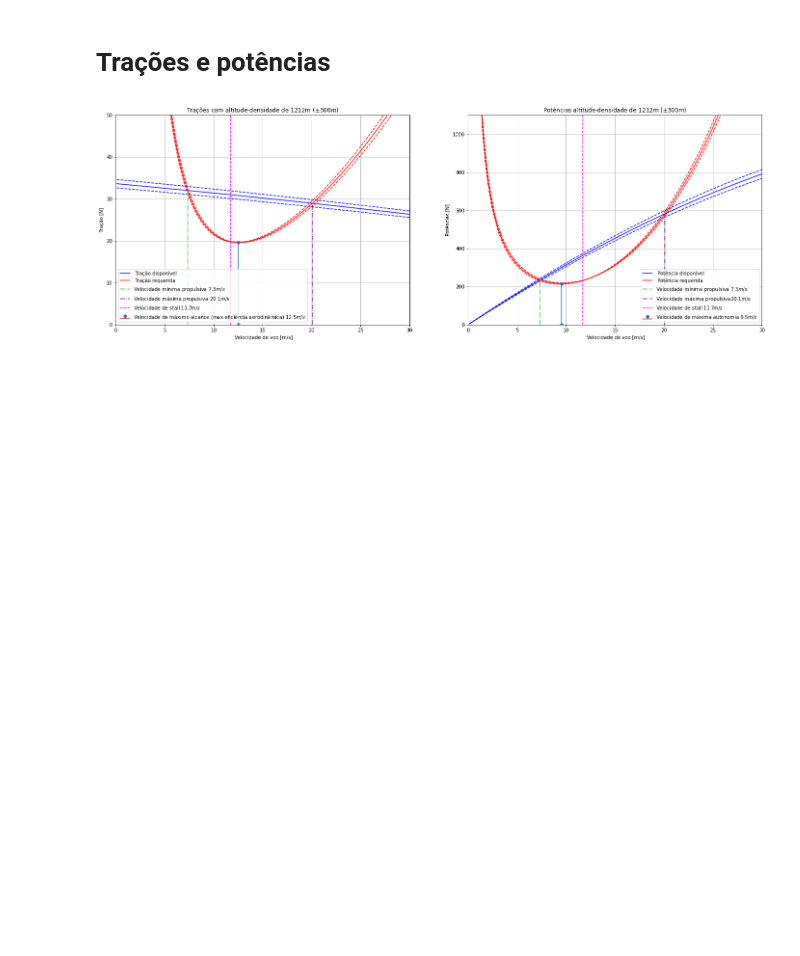
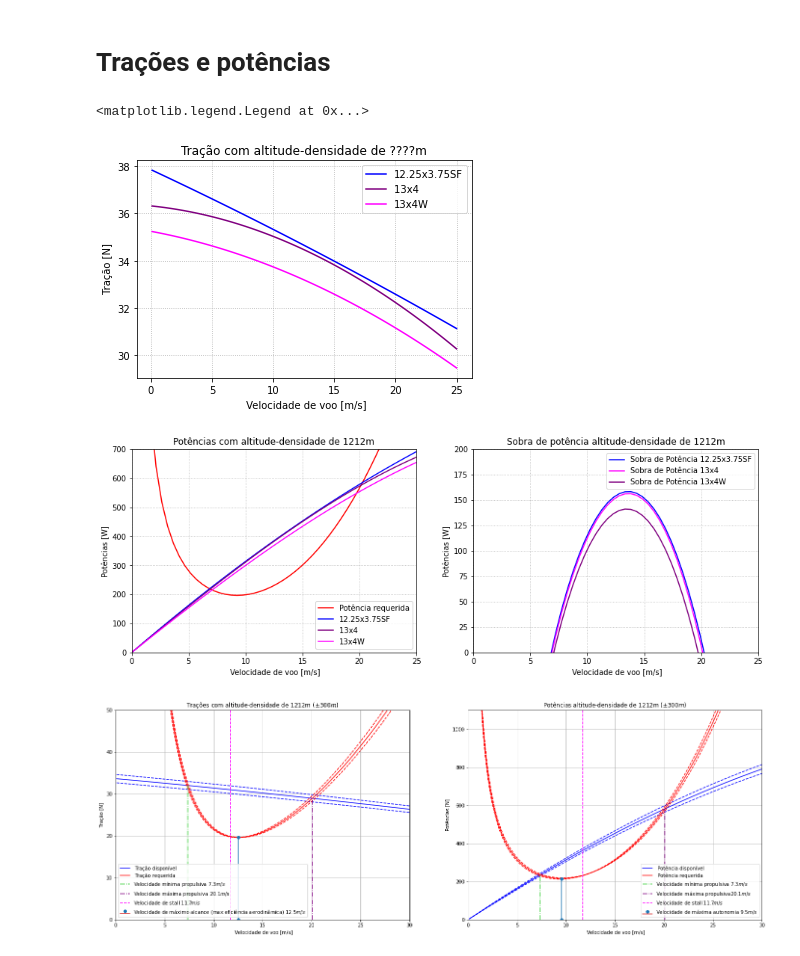
Before and after one commit to Chabole/Python, a Jupyter notebook: Projeto Zebra/Resumo_desempenho.ipynb, the cells around one changed output. Drawn from its saved outputs; the diff is of its cells as text; code cells hidden in the pictures; blank space fills up the shorter version.

```diff
--- a/Projeto Zebra/Resumo_desempenho.ipynb
+++ b/Projeto Zebra/Resumo_desempenho.ipynb
@@ -8,6 +8,58 @@ import numpy as np
 import matplotlib.pyplot as plt
 import seaborn as sns
 import pandas as pd
+# %%
+dens = alt2rho(1212)
+
+Zb1 = zp.Airplane(b=1.8, S=0.684, Af=0.556, c=0.392, CLmax= 1.613, CLn=1.111, mv=2.8, Load= 5, Swet=16, Tc=(-0.001, -0.225, 35.225))
+Zb2 = zp.Airplane(b=1.8, S=0.684, Af=0.556, c=0.392, CLmax= 1.613, CLn=1.111, mv=2.8, Load= 5, Swet=16, Tc=(-0.007, -0.05, 33.8))  #Constrói os objetos
+Zb3 = zp.Airplane(b=1.8, S=0.684, Af=0.556, c=0.392, CLmax= 1.613, CLn=1.111, mv=2.8, Load= 5, Swet=16, Tc=(-0.005, -0.09, 32.8))
+
+
+V =np.linspace(0.1, 25)
+
+fig, ax = plt.subplots()
+
+ax.set(title= 'Tração com altitude-densidade de ????m', xlabel=' Velocidade de voo [m/s]',
+          ylabel=' Tração [N]')
+
+ax.plot(V, Zb1.trac_Available(V), label='12.25x3.75SF', color = 'blue')
+ax.plot(V, Zb2.trac_Available(V), label='13x4 ', color = 'purple')
+ax.plot(V, Zb3.trac_Available(V), label='13x4W', color = 'fuchsia')
+
+ax.grid(linestyle='dotted')
+ax.legend()
+
+
+fig, ax = plt.subplots(figsize=(15, 5),nrows=1, ncols=2)
+ax[0].set(title= 'Potências com altitude-densidade de 1212m', xlabel=' Velocidade de voo [m/s]',
+          ylabel=' Potências [W] ')
+
+ax[1].set(title=f'Sobra de potência altitude-densidade de 1212m', xlabel=' Velocidade de voo [m/s]',
+          ylabel=' Potências [W] ')
+
+ax[0].plot(V, Zb1.pot_Req(V, rho=dens), label = 'Potência requerida', color = 'red')
+ax[0].plot(V, Zb1.pot_Available(V, rho=dens), label='12.25x3.75SF', color = 'blue')
+ax[0].plot(V, Zb2.pot_Available(V, rho=dens), label='13x4 ', color = 'purple')
+ax[0].plot(V, Zb3.pot_Available(V, rho=dens), label='13x4W', color = 'fuchsia')
+
+ax[0].set_xlim(0, 25)
+ax[0].set_ylim(0, 700)
+ax[0].grid(linestyle='dotted')
+ax[0].legend()
+
+ax[1].plot(V, Zb1.pot_Dif(V, rho=dens), label = 'Sobra de Potência 12.25x3.75SF', color = 'blue')
+ax[1].plot(V, Zb2.pot_Dif(V, rho=dens), label = 'Sobra de Potência 13x4', color = 'fuchsia')
+ax[1].plot(V, Zb3.pot_Dif(V, rho=dens), label = 'Sobra de Potência 13x4W', color = 'purple')
+
+ax[1].set_xlim(0, 25)
+ax[1].set_ylim(0, 200)
+ax[1].grid(linestyle='dotted')
+ax[1].legend()
+# %% [output]
+<matplotlib.legend.Legend at 0x...>
+[figure, added]
+[figure, added]
 # %%
 Zb = Airplane(b=1.8, S=0.684, Af=0.556, c=0.392, CLmax= 1.613, Load=5.5, mv=2.8, CLn=1.111, Swet= 16, Tc=(-0.001, -0.225, 35.225))
 
```
Also changed, not shown: parts of 2 cells of this notebook.
